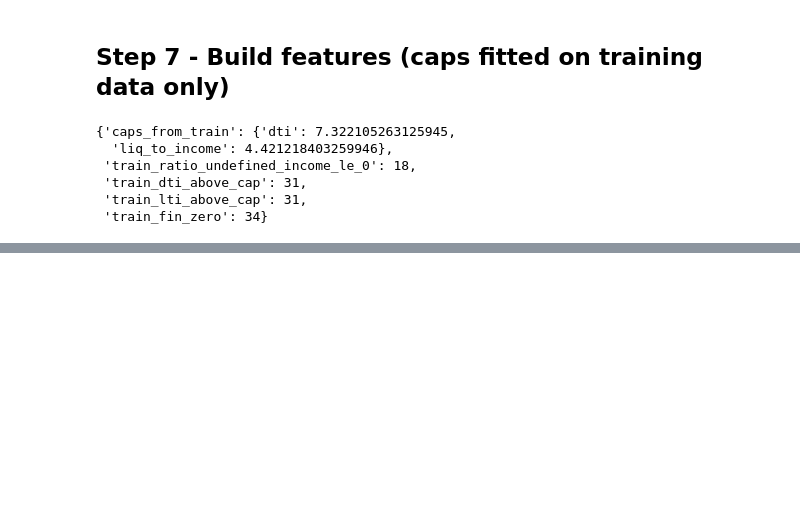
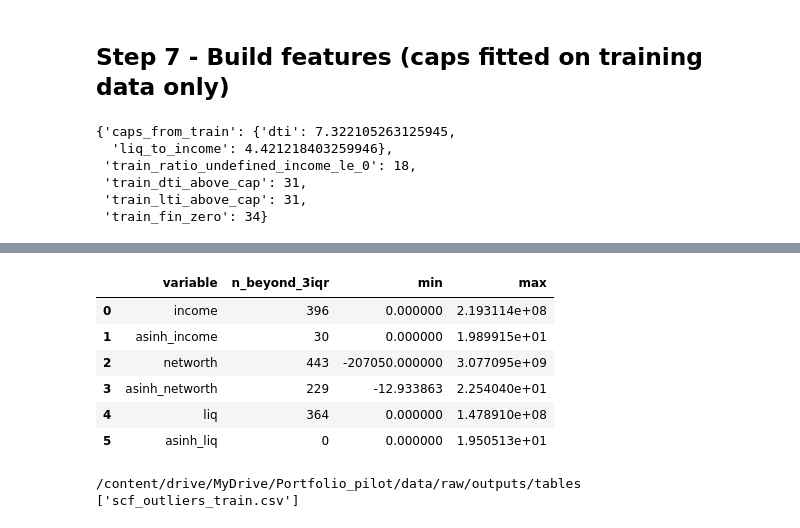
Before and after one commit to Ivory-Uche/Portfolio-Pilot, a Jupyter notebook: Portfolio_pilot_M3.ipynb, the cells around one changed output, grey strips where cells are left out. Drawn from its saved outputs; the diff is of its cells as text; code cells hidden in the pictures; blank space fills up the shorter version.

```diff
--- a/Portfolio_pilot_M3.ipynb
+++ b/Portfolio_pilot_M3.ipynb
@@ -306,0 +309,25 @@ NUMBERS["features"]
+# %%
+rows = []
+for col in ["income", "asinh_income", "networth", "asinh_networth", "liq", "asinh_liq"]:
+    x = feats["train"][col].astype(float)
+    q1, q3 = x.quantile([0.25, 0.75])
+    n = int(((x < q1 - 3 * (q3 - q1)) | (x > q3 + 3 * (q3 - q1))).sum())
+    rows.append({"variable": col, "n_beyond_3iqr": n, "min": x.min(), "max": x.max()})
+outliers = pd.DataFrame(rows)
+outliers.to_csv(TAB_DIR / "scf_outliers_train.csv", index=False)
+note("outliers", "table", outliers.to_dict(orient="records"))
+outliers
+# %% [output]
+|  | variable | n_beyond_3iqr | min | max |
+| 0 | income | 396 | 0.000000 | 2.193114e+08 |
+| 1 | asinh_income | 30 | 0.000000 | 1.989915e+01 |
+| 2 | networth | 443 | -207050.000000 | 3.077095e+09 |
+| 3 | asinh_networth | 229 | -12.933863 | 2.254040e+01 |
+| 4 | liq | 364 | 0.000000 | 1.478910e+08 |
+| 5 | asinh_liq | 0 | 0.000000 | 1.950513e+01 |
+# %%
+print(TAB_DIR.resolve())
+print(os.listdir(TAB_DIR))
+# %% [output]
+/content/drive/MyDrive/Portfolio_pilot/data/raw/outputs/tables
+['scf_outliers_train.csv']
```
Also changed, not shown: parts of 1 cell of this notebook.
